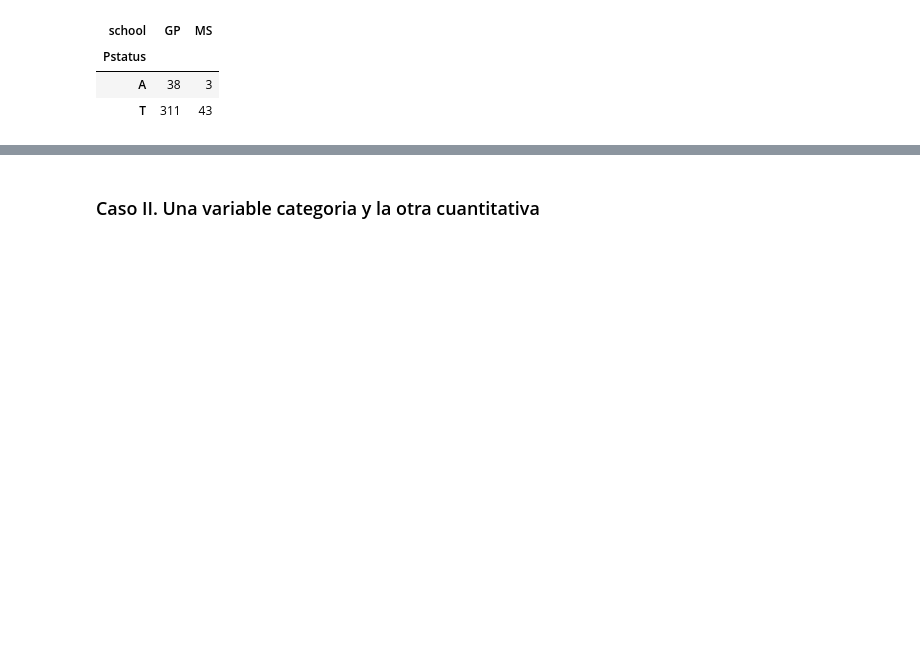
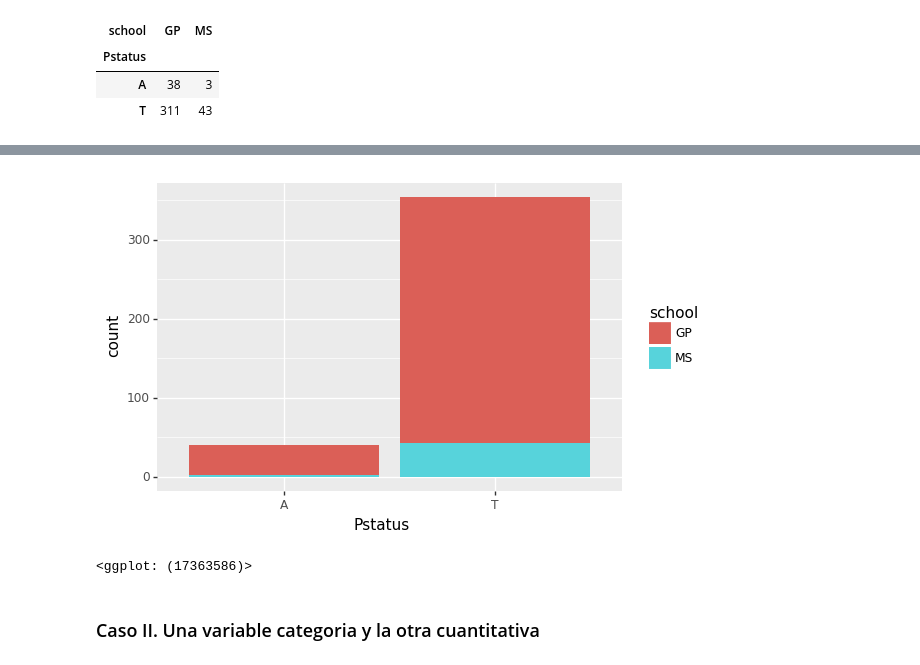
Before and after one commit to eacunafer/PyLabs-Analisis-de-Datos, a Jupyter notebook: notebooks/lab7py.ipynb, the cells around one changed output, grey strips where cells are left out. Drawn from its saved outputs; the diff is of its cells as text; code cells hidden in the pictures; blank space fills up the shorter version.

```diff
--- a/notebooks/lab7py.ipynb
+++ b/notebooks/lab7py.ipynb
@@ -151,3 +162,9 @@ p_table.plot.bar(stacked=True)
+# %%
+#Stacked bars usnado plotnine
+(ggplot(df,aes(x='Pstatus',fill='school'))+geom_bar(stat='count'))
+# %% [output]
+[figure, added]
+<ggplot: (17363586)>
 # %% [markdown]
 ### Caso II. Una variable categoria y la otra cuantitativa
 # %%
```
Also changed, not shown: parts of 18 cells of this notebook.
